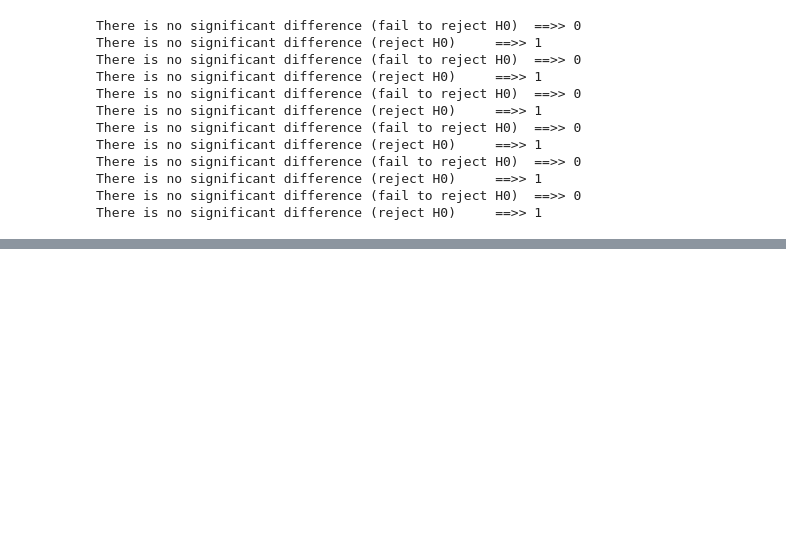
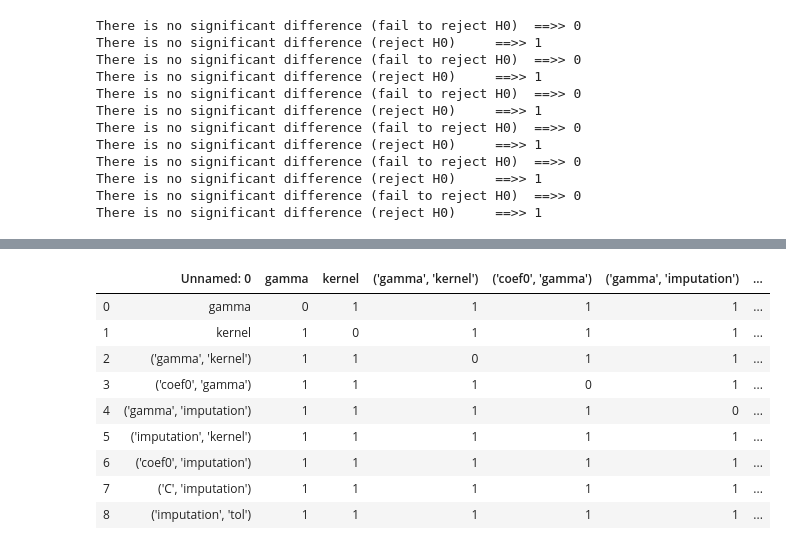
Before and after one commit to DataSystemsGroupUT/HyperParameterTunability, a Jupyter notebook: notebooks/verify_hyperparameter_importance.ipynb, the cells around one changed output, grey strips where cells are left out. Cells and saved outputs as stored; diff of their text form; code cells hidden in the pictures; blank space fills up the shorter version.

```diff
--- a/notebooks/verify_hyperparameter_importance.ipynb
+++ b/notebooks/verify_hyperparameter_importance.ipynb
@@ -90,0 +139,14 @@ dfs[4]
+# %%
+# SVM
+dfs[5]
+# %% [output]
+|  | Unnamed: 0 | gamma | kernel | ('gamma', 'kernel') | ('coef0', 'gamma') | ('gamma', 'imputation') | ... |
+| 0 | gamma | 0 | 1 | 1 | 1 | 1 | ... |
+| 1 | kernel | 1 | 0 | 1 | 1 | 1 | ... |
+| 2 | ('gamma', 'kernel') | 1 | 1 | 0 | 1 | 1 | ... |
+| 3 | ('coef0', 'gamma') | 1 | 1 | 1 | 0 | 1 | ... |
+| 4 | ('gamma', 'imputation') | 1 | 1 | 1 | 1 | 0 | ... |
+| 5 | ('imputation', 'kernel') | 1 | 1 | 1 | 1 | 1 | ... |
+| 6 | ('coef0', 'imputation') | 1 | 1 | 1 | 1 | 1 | ... |
+| 7 | ('C', 'imputation') | 1 | 1 | 1 | 1 | 1 | ... |
+| 8 | ('imputation', 'tol') | 1 | 1 | 1 | 1 | 1 | ... |
```
Also changed, not shown: parts of 6 cells of this notebook, 29 other files.
